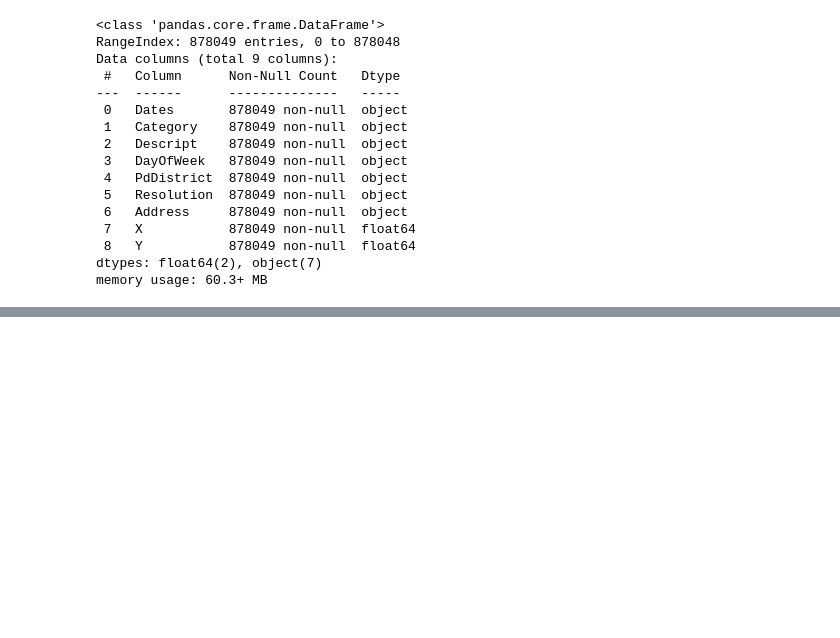
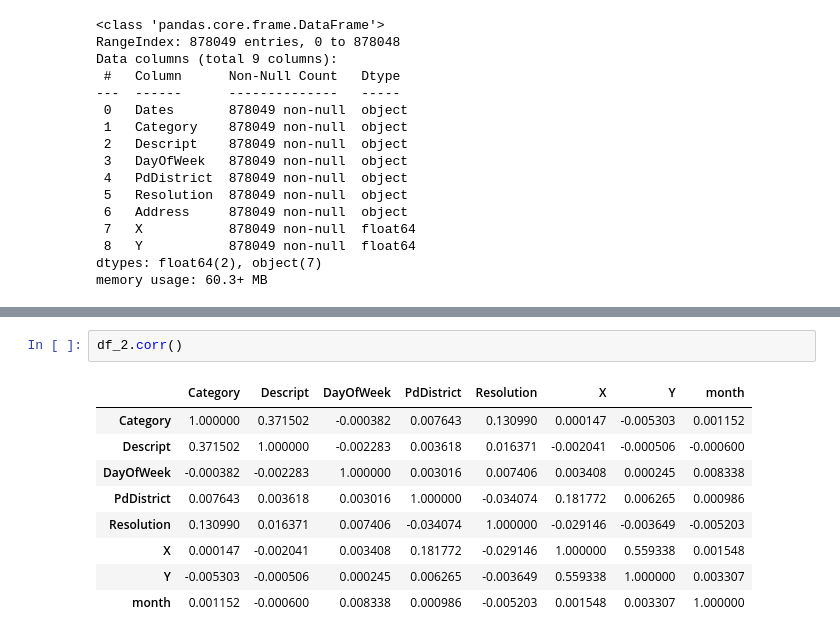
Before and after one commit to ZachMajernik/DataScience2, a Jupyter notebook: Predict/CategoricalOutput.ipynb, the cells around one changed output, grey strips where cells are left out. Drawn from its saved outputs; the diff is of its cells as text; blank space fills up the shorter version.

```diff
--- a/Predict/CategoricalOutput.ipynb
+++ b/Predict/CategoricalOutput.ipynb
@@ -36,0 +74,12 @@ memory usage: 60.3+ MB
+# %%
+df_2.corr()
+# %% [output]
+|  | Category | Descript | DayOfWeek | PdDistrict | Resolution | X | Y | month |
+| Category | 1.000000 | 0.371502 | -0.000382 | 0.007643 | 0.130990 | 0.000147 | -0.005303 | 0.001152 |
+| Descript | 0.371502 | 1.000000 | -0.002283 | 0.003618 | 0.016371 | -0.002041 | -0.000506 | -0.000600 |
+| DayOfWeek | -0.000382 | -0.002283 | 1.000000 | 0.003016 | 0.007406 | 0.003408 | 0.000245 | 0.008338 |
+| PdDistrict | 0.007643 | 0.003618 | 0.003016 | 1.000000 | -0.034074 | 0.181772 | 0.006265 | 0.000986 |
+| Resolution | 0.130990 | 0.016371 | 0.007406 | -0.034074 | 1.000000 | -0.029146 | -0.003649 | -0.005203 |
+| X | 0.000147 | -0.002041 | 0.003408 | 0.181772 | -0.029146 | 1.000000 | 0.559338 | 0.001548 |
+| Y | -0.005303 | -0.000506 | 0.000245 | 0.006265 | -0.003649 | 0.559338 | 1.000000 | 0.003307 |
+| month | 0.001152 | -0.000600 | 0.008338 | 0.000986 | -0.005203 | 0.001548 | 0.003307 | 1.000000 |
```
Also changed, not shown: parts of 4 cells of this notebook.
